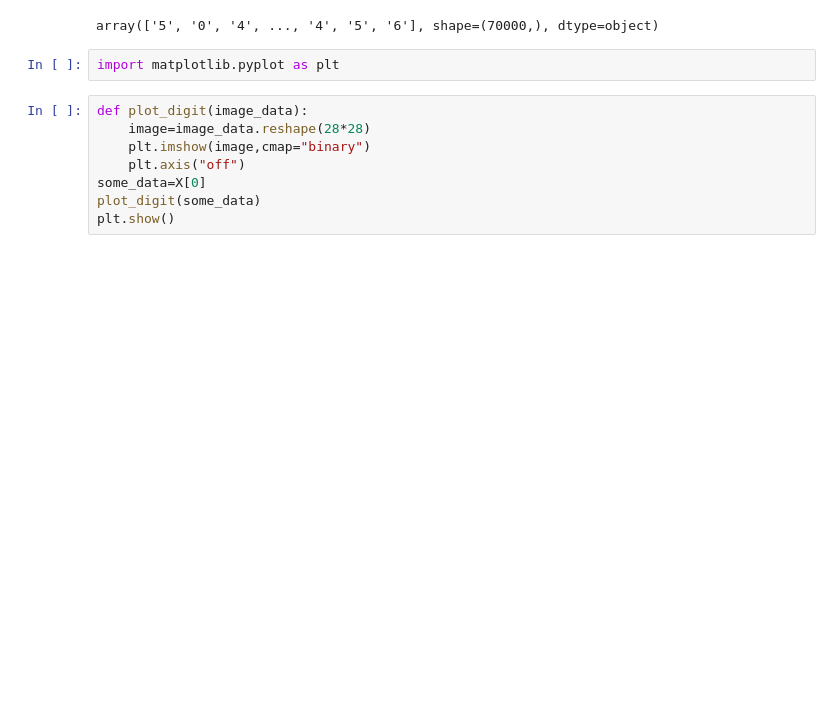
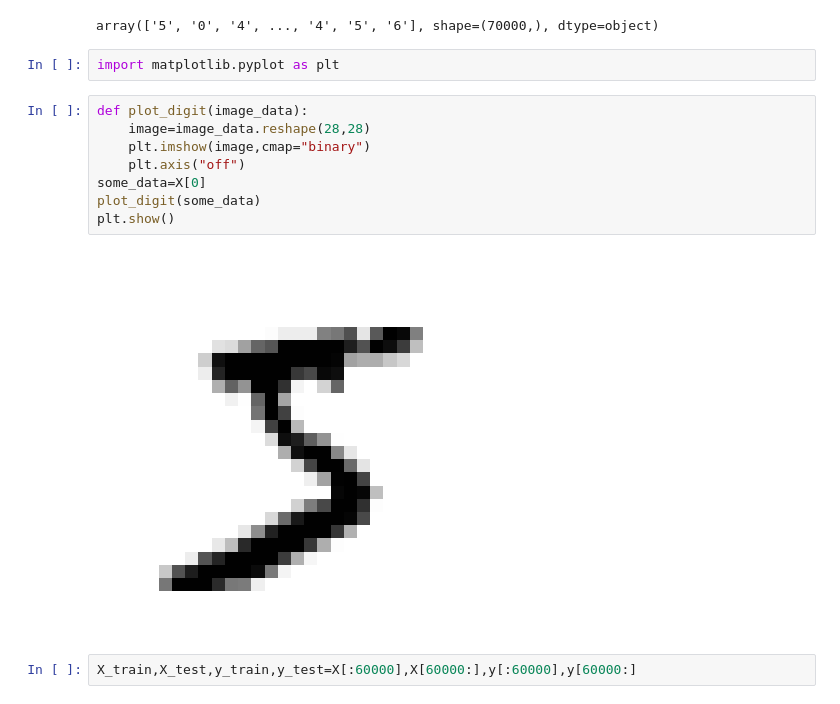
Before and after one commit to AbhiAbhi324/mlpractice, a Jupyter notebook: 3classification.ipynb, the cells around one changed output. Cells and saved outputs as stored; diff of their text form; blank space fills up the shorter version.

```diff
--- a/3classification.ipynb
+++ b/3classification.ipynb
@@ -40,9 +40,13 @@ array(['5', '0', '4', ..., '4', '5', '6'], shape=(70000,), dtype=object)
 import matplotlib.pyplot as plt
 # %%
 def plot_digit(image_data):
-    image=image_data.reshape(28*28)
+    image=image_data.reshape(28,28)
     plt.imshow(image,cmap="binary")
     plt.axis("off")
 some_data=X[0]
 plot_digit(some_data)
 plt.show()
+# %% [output]
+[figure, added]
+# %%
+X_train,X_test,y_train,y_test=X[:60000],X[60000:],y[:60000],y[60000:]
```
Also changed, not shown: parts of 27 cells of this notebook.
